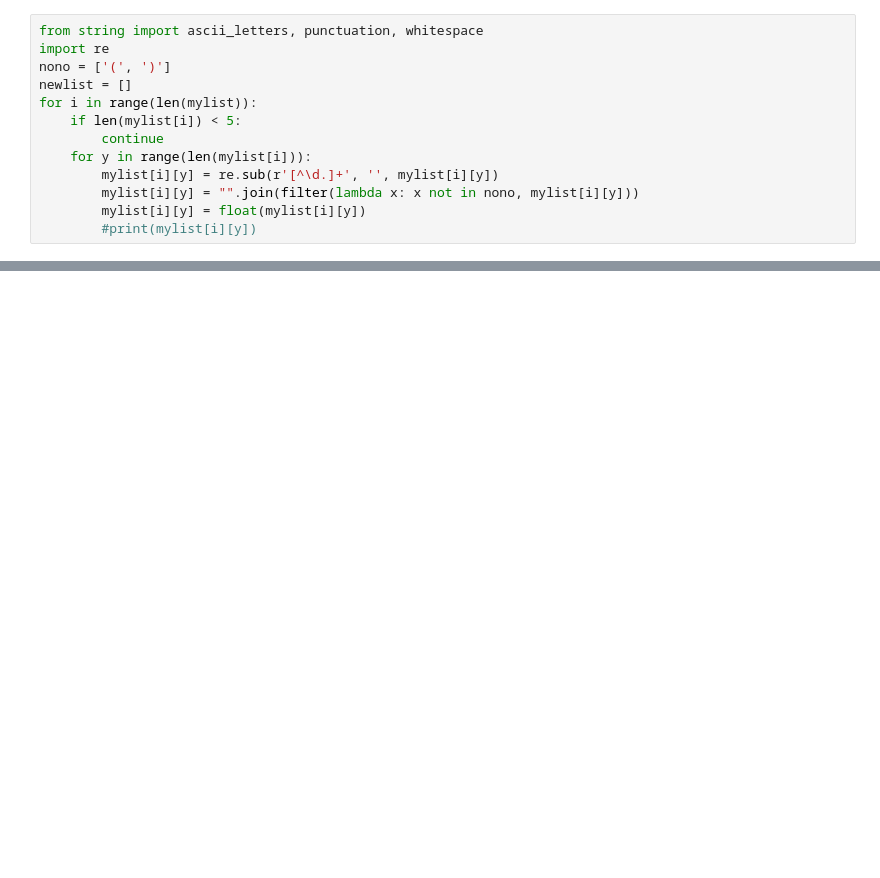
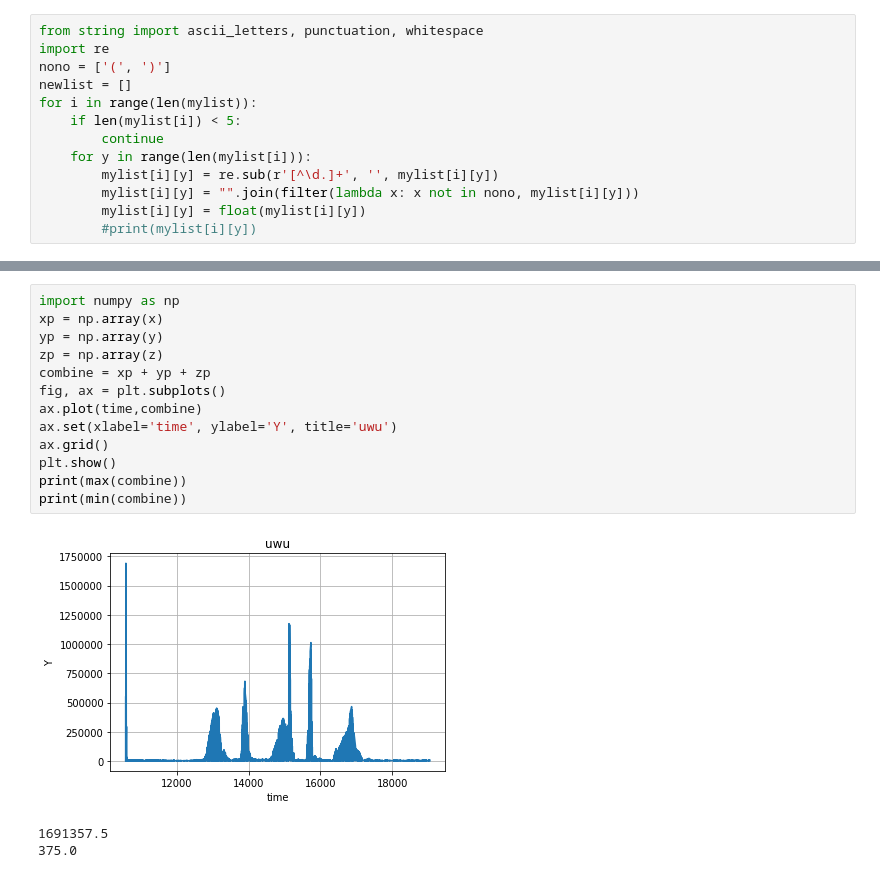
Before and after one commit to jnunez101/TapVRap, a Jupyter notebook: Data/TheData.ipynb, the cells around one changed output, grey strips where cells are left out. Drawn from its saved outputs; the diff is of its cells as text; blank space fills up the shorter version.

```diff
--- a/Data/TheData.ipynb
+++ b/Data/TheData.ipynb
@@ -110,0 +109,17 @@ print(min(y))
+# %%
+import numpy as np
+xp = np.array(x)
+yp = np.array(y)
+zp = np.array(z)
+combine = xp + yp + zp
+fig, ax = plt.subplots()
+ax.plot(time,combine)
+ax.set(xlabel='time', ylabel='Y', title='uwu')
+ax.grid()
+plt.show()
+print(max(combine))
+print(min(combine))
+# %% [output]
+[figure, added]
+1691357.5
+375.0
```
Also changed, not shown: parts of 7 cells of this notebook, 1 other file.
